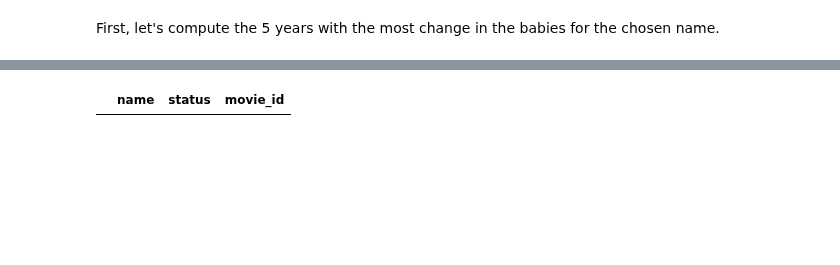
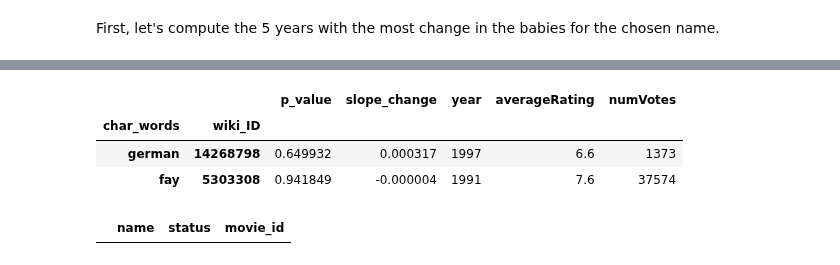
Before and after one commit to epfl-ada/ada-2023-project-abadakor, a Jupyter notebook: data/get_data_for_website.ipynb, the cells around one changed output, grey strips where cells are left out. Drawn from its saved outputs; the diff is of its cells as text; code cells hidden in the pictures; blank space fills up the shorter version.

```diff
--- a/data/get_data_for_website.ipynb
+++ b/data/get_data_for_website.ipynb
@@ -87,3 +88,14 @@ display(name_by_movie_with_info.sample(2))
+# %%
+# set the char_names in lowercase
+name_by_movie_with_info.reset_index(inplace=True)
+name_by_movie_with_info['char_words'] = name_by_movie_with_info['char_words'].str.lower()
+name_by_movie_with_info.set_index(['char_words', 'wiki_ID'], inplace=True)
+display(name_by_movie_with_info.sample(2))
+# %% [output]
+|  |  | p_value | slope_change | year | averageRating | numVotes |
+| char_words | wiki_ID |  |  |  |  |  |
+| german | 14268798 | 0.649932 | 0.000317 | 1997 | 6.6 | 1373 |
+| fay | 5303308 | 0.941849 | -0.000004 | 1991 | 7.6 | 37574 |
 # %%
 # create the movie_impact dataframe
 columns = ['name', 'status', 'movie_id']
```
Also changed, not shown: parts of 33 cells of this notebook, 2 other files.
